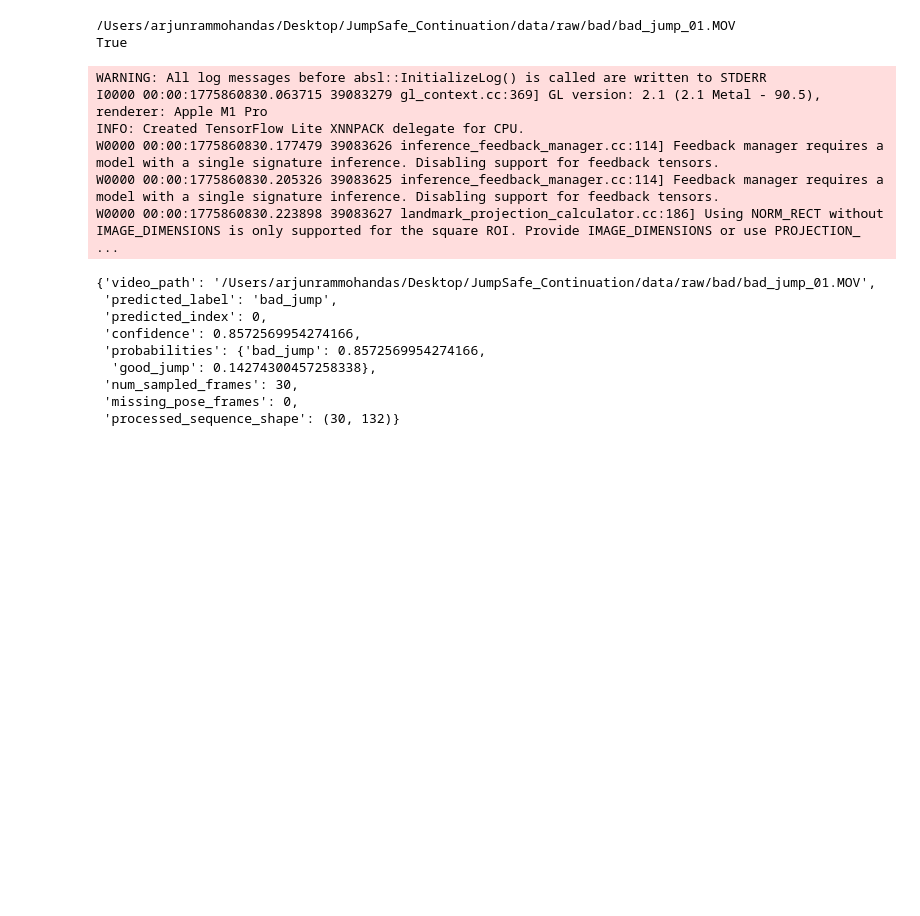
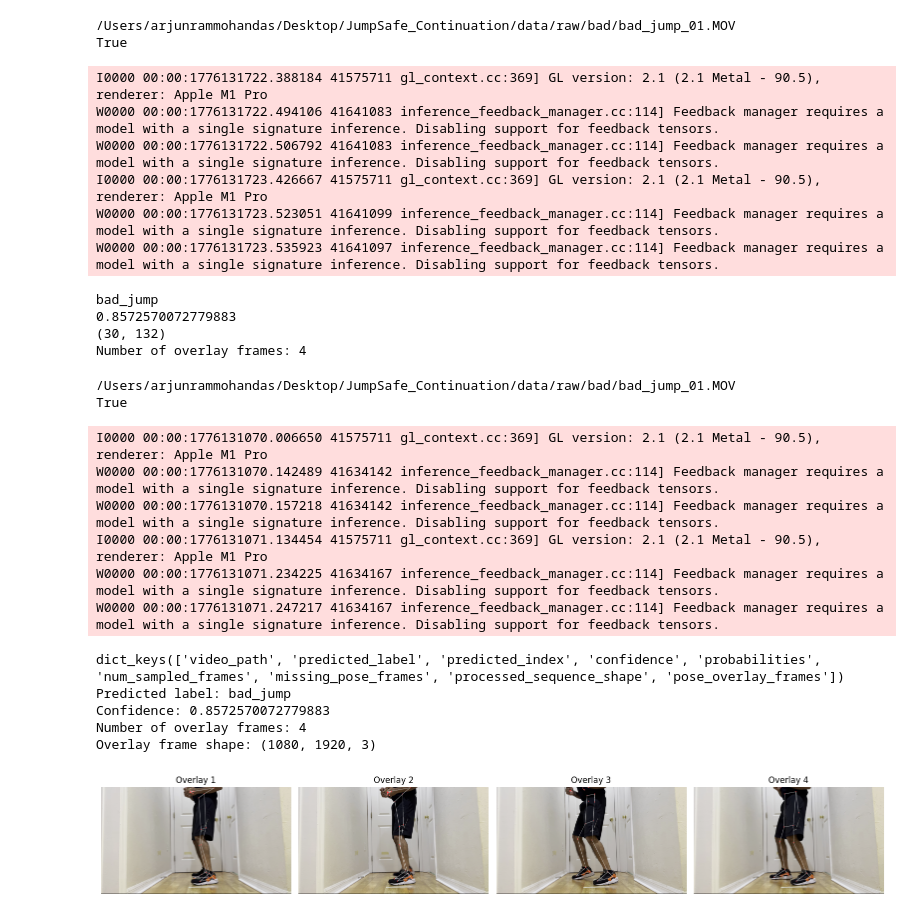
Before and after one commit to armd08-cyber/jumpsafe-continuation, a Jupyter notebook: notebooks/05_static_baselines.ipynb, the cells around one changed output. Drawn from its saved outputs; the diff is of its cells as text; code cells hidden in the pictures; blank space fills up the shorter version.

```diff
--- a/notebooks/05_static_baselines.ipynb
+++ b/notebooks/05_static_baselines.ipynb
@@ -157,20 +184,66 @@ print(sample_video.exists())
 True
 # %%
 result = predict_landing_quality_from_video(sample_video)
-result
+
+print(result["predicted_label"])
+print(result["confidence"])
+print(result["processed_sequence_shape"])
+print("Number of overlay frames:", len(result["pose_overlay_frames"]))
 # %% [output]
-WARNING: All log messages before absl::InitializeLog() is called are written to STDERR
-I0000 00:00:1775860830.063715 39083279 gl_context.cc:369] GL version: 2.1 (2.1 Metal - 90.5), renderer: Apple M1 Pro
-INFO: Created TensorFlow Lite XNNPACK delegate for CPU.
-W0000 00:00:1775860830.177479 39083626 inference_feedback_manager.cc:114] Feedback manager requires a model with a single signature inference. Disabling support for feedback tensors.
-W0000 00:00:1775860830.205326 39083625 inference_feedback_manager.cc:114] Feedback manager requires a model with a single signature inference. Disabling support for feedback tensors.
-W0000 00:00:1775860830.223898 39083627 landmark_projection_calculator.cc:186] Using NORM_RECT without IMAGE_DIMENSIONS is only supported for the square ROI. Provide IMAGE_DIMENSIONS or use PROJECTION_ ...
+I0000 00:00:1776131722.388184 41575711 gl_context.cc:369] GL version: 2.1 (2.1 Metal - 90.5), renderer: Apple M1 Pro
+W0000 00:00:1776131722.494106 41641083 inference_feedback_manager.cc:114] Feedback manager requires a model with a single signature inference. Disabling support for feedback tensors.
+W0000 00:00:1776131722.506792 41641083 inference_feedback_manager.cc:114] Feedback manager requires a model with a single signature inference. Disabling support for feedback tensors.
+I0000 00:00:1776131723.426667 41575711 gl_context.cc:369] GL version: 2.1 (2.1 Metal - 90.5), renderer: Apple M1 Pro
+W0000 00:00:1776131723.523051 41641099 inference_feedback_manager.cc:114] Feedback manager requires a model with a single signature inference. Disabling support for feedback tensors.
+W0000 00:00:1776131723.535923 41641097 inference_feedback_manager.cc:114] Feedback manager requires a model with a single signature inference. Disabling support for feedback tensors.
-{'video_path': '/Users/arjunrammohandas/Desktop/JumpSafe_Continuation/data/raw/bad/bad_jump_01.MOV',
- 'predicted_label': 'bad_jump',
- 'predicted_index': 0,
- 'confidence': 0.8572569954274166,
- 'probabilities': {'bad_jump': 0.8572569954274166,
-  'good_jump': 0.14274300457258338},
- 'num_sampled_frames': 30,
- 'missing_pose_frames': 0,
- 'processed_sequence_shape': (30, 132)}
+bad_jump
+0.8572570072779883
+(30, 132)
+Number of overlay frames: 4
+# %%
+from src.inference import predict_landing_quality_from_video
+import matplotlib.pyplot as plt
+
+video_path = PROJECT_ROOT / "data" / "raw" / "bad" / "bad_jump_01.MOV"
+
+print(video_path)
+print(video_path.exists())
+
+result = predict_landing_quality_from_video(video_path)
+
+print(result.keys())
+print("Predicted label:", result["predicted_label"])
+print("Confidence:", result["confidence"])
+print("Number of overlay frames:", len(result["pose_overlay_frames"]))
+
+if len(result["pose_overlay_frames"]) > 0:
+    print("Overlay frame shape:", result["pose_overlay_frames"][0].shape)
+
+overlay_frames = result["pose_overlay_frames"]
+
+fig, axes = plt.subplots(1, len(overlay_frames), figsize=(16, 4))
+if len(overlay_frames) == 1:
+    axes = [axes]
+
+for i, frame in enumerate(overlay_frames):
+    axes[i].imshow(frame)
+    axes[i].set_title(f"Overlay {i+1}")
+    axes[i].axis("off")
+
+plt.tight_layout()
+plt.show()
+# %% [output]
+/Users/arjunrammohandas/Desktop/JumpSafe_Continuation/data/raw/bad/bad_jump_01.MOV
+True
+I0000 00:00:1776131070.006650 41575711 gl_context.cc:369] GL version: 2.1 (2.1 Metal - 90.5), renderer: Apple M1 Pro
+W0000 00:00:1776131070.142489 41634142 inference_feedback_manager.cc:114] Feedback manager requires a model with a single signature inference. Disabling support for feedback tensors.
+W0000 00:00:1776131070.157218 41634142 inference_feedback_manager.cc:114] Feedback manager requires a model with a single signature inference. Disabling support for feedback tensors.
+I0000 00:00:1776131071.134454 41575711 gl_context.cc:369] GL version: 2.1 (2.1 Metal - 90.5), renderer: Apple M1 Pro
+W0000 00:00:1776131071.234225 41634167 inference_feedback_manager.cc:114] Feedback manager requires a model with a single signature inference. Disabling support for feedback tensors.
+W0000 00:00:1776131071.247217 41634167 inference_feedback_manager.cc:114] Feedback manager requires a model with a single signature inference. Disabling support for feedback tensors.
+dict_keys(['video_path', 'predicted_label', 'predicted_index', 'confidence', 'probabilities', 'num_sampled_frames', 'missing_pose_frames', 'processed_sequence_shape', 'pose_overlay_frames'])
+Predicted label: bad_jump
+Confidence: 0.8572570072779883
+Number of overlay frames: 4
+Overlay frame shape: (1080, 1920, 3)
+[figure, added]
```
Also changed, not shown: parts of 10 cells of this notebook, 40 other files.
